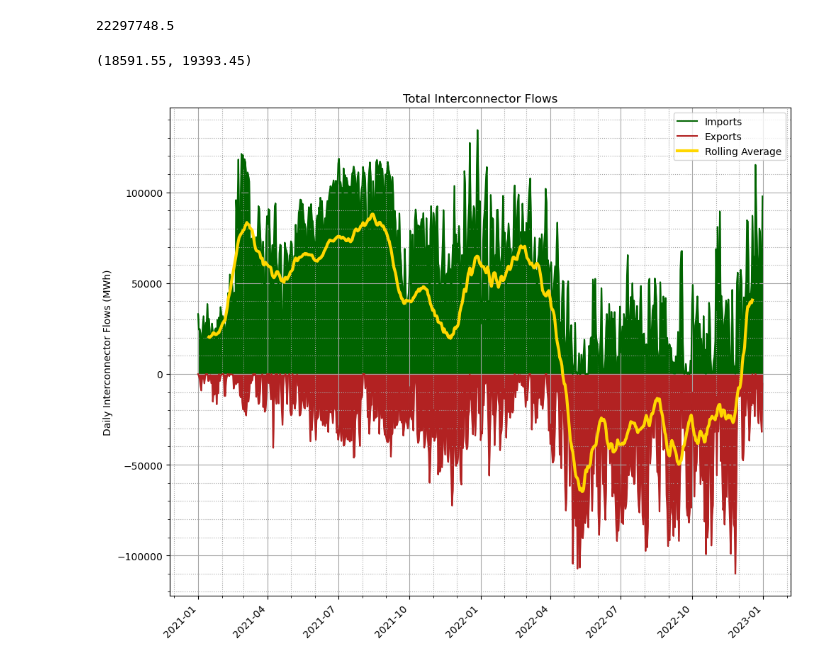
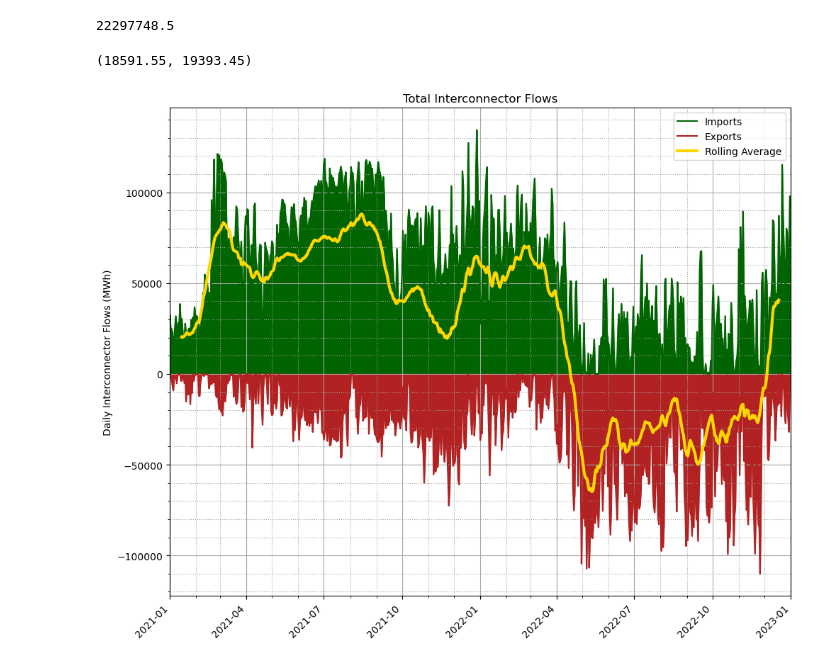
Before and after one commit to jsap2000/UK-Electricity-Pricing-Solutions, a Jupyter notebook: Flows_Total_20210101-20221231.ipynb, the cells around one changed output. Cells and saved outputs as stored; diff of their text form; code cells hidden in the pictures.

```diff
--- a/Flows_Total_20210101-20221231.ipynb
+++ b/Flows_Total_20210101-20221231.ipynb
@@ -135,32 +135,32 @@ Sum = ImportData["Total Imports"] - ExportData["Total Exports"]
 ax.plot(ImportData["Date"], ImportData["Total Imports"], color="darkgreen", label="Imports")
 ax.plot(ExportData["Date"], -ExportData["Total Exports"], color="firebrick", label="Exports")
 ax.plot(ImportData["Date"], Sum.rolling(28,  center=True).mean(), linewidth = 3, color = "gold", label="Rolling Average")
 #ax.plot(ImportData["Date"], Mean, label="RMS", color='black')
 
 
 plt.legend()
 plt.grid(visible=True, which='major', color='0.65', linestyle='-')
 plt.grid(visible=True, which='minor', color='0.65', linestyle=':')
 
 ax.yaxis.get_ticklocs(minor=True)
 ax.minorticks_on()
 
 fig.autofmt_xdate()
 
 print(ax.get_xlim())
 
 plt.tick_params(axis='x', which='major', labelsize=10)
 plt.xticks(rotation=45, ha='right')
-#plt.xlim(18591.55, 19379.8)
+plt.xlim(18628, 19358)
 plt.tight_layout()
 
 plt.fill_between(ImportData["Date"], ImportData["Total Imports"], color="darkgreen")
 plt.fill_between(ExportData["Date"], -ExportData["Total Exports"], color="firebrick")
 
 ax.xaxis.set_minor_locator(mdates.MonthLocator())
 ax.xaxis.set_minor_formatter(mdates.DateFormatter(""))
 
 plt.show()
 # %% [output]
 (18591.55, 19393.45)
-[figure, old version]
+[figure, new version]
```
Also changed, not shown: 4 other files.
